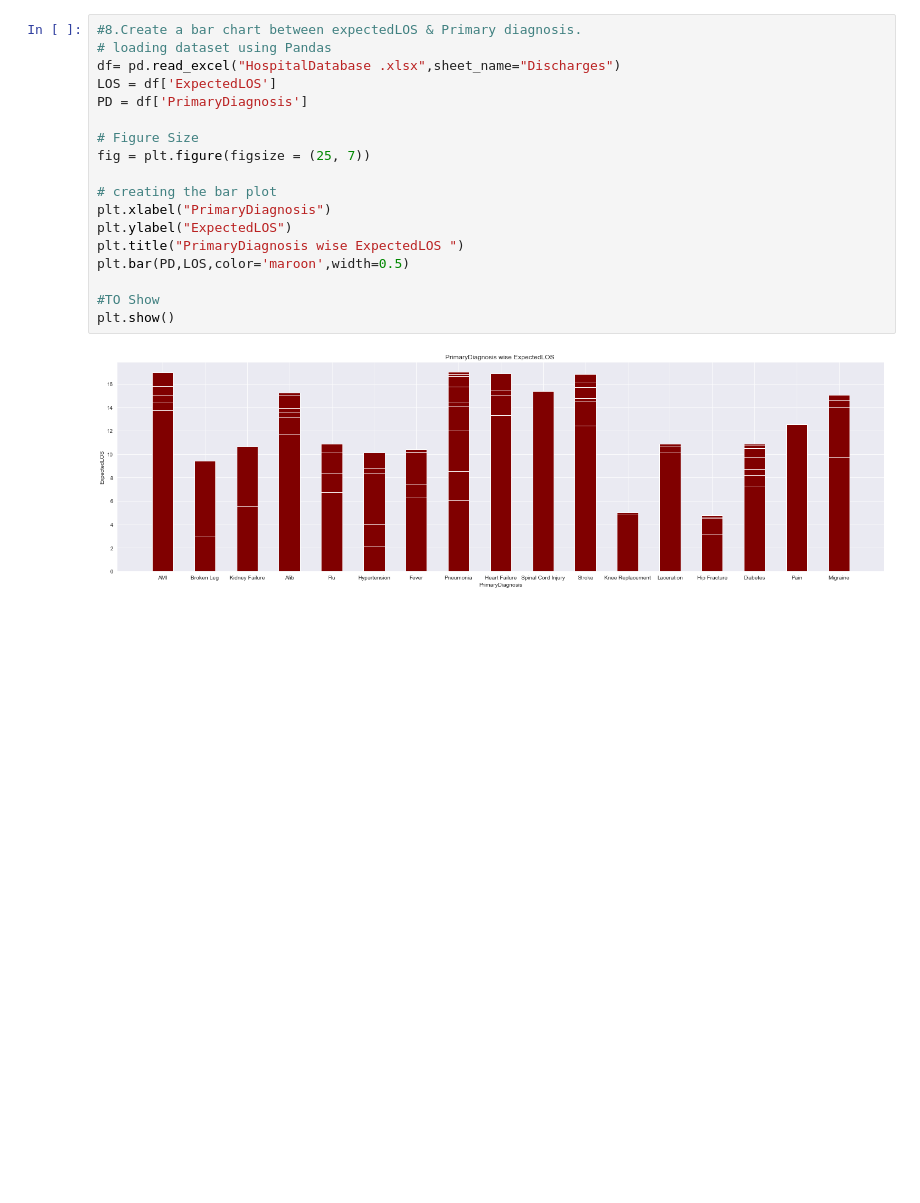
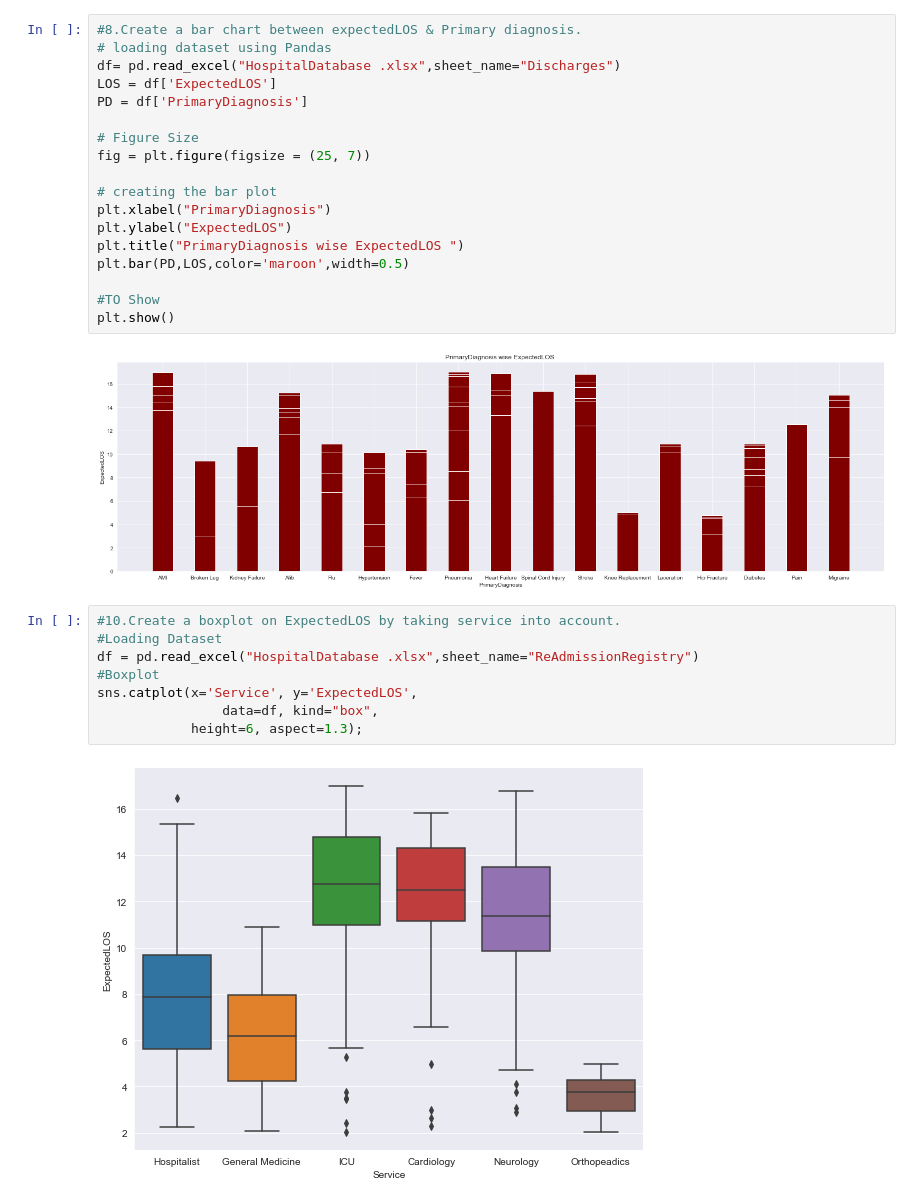
Before and after one commit to dbdebalinab/NumpyWarriors1, a Jupyter notebook: Hackthon/Kalyani_Numpy.ipynb, the cells around one changed output. Cells and saved outputs as stored; diff of their text form; blank space fills up the shorter version.

```diff
--- a/Hackthon/Kalyani_Numpy.ipynb
+++ b/Hackthon/Kalyani_Numpy.ipynb
@@ -47,3 +47,13 @@ plt.bar(PD,LOS,color='maroon',width=0.5)
 plt.show()
 # %% [output]
 [figure]
+# %%
+#10.Create a boxplot on ExpectedLOS by taking service into account.
+#Loading Dataset
+df = pd.read_excel("HospitalDatabase .xlsx",sheet_name="ReAdmissionRegistry")
+#Boxplot
+sns.catplot(x='Service', y='ExpectedLOS',
+                data=df, kind="box",
+            height=6, aspect=1.3);
+# %% [output]
+[figure, added]
```
